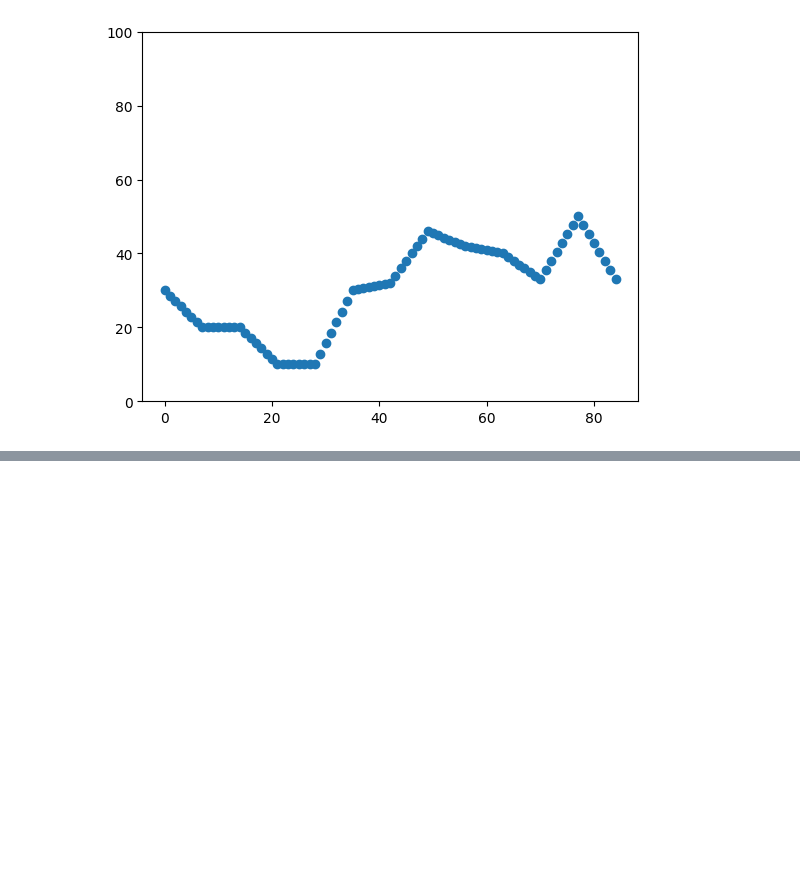
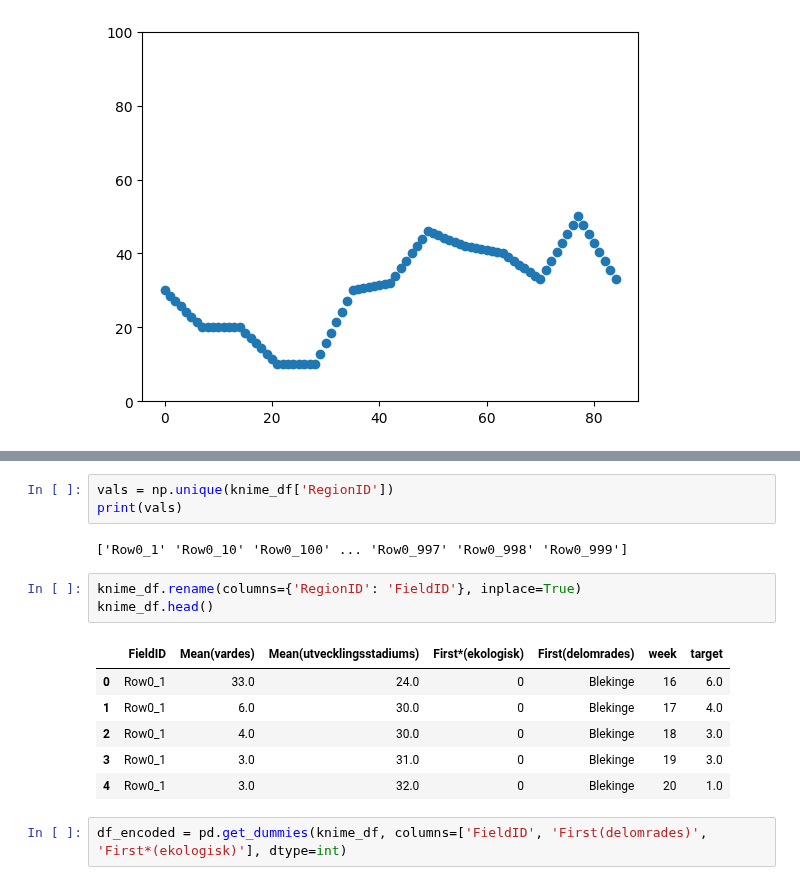
Before and after one commit to mosmar99/Pest-Outbrakes, a Jupyter notebook: eda.ipynb, the cells around one changed output, grey strips where cells are left out. Saved outputs shown, nothing was run; the diff lists cells and outputs as text; blank space fills up the shorter version.

```diff
--- a/eda.ipynb
+++ b/eda.ipynb
@@ -133,0 +168,17 @@ plt.show()
+# %%
+vals = np.unique(knime_df['RegionID'])
+print(vals)
+# %% [output]
+['Row0_1' 'Row0_10' 'Row0_100' ... 'Row0_997' 'Row0_998' 'Row0_999']
+# %%
+knime_df.rename(columns={'RegionID': 'FieldID'}, inplace=True)
+knime_df.head()
+# %% [output]
+|  | FieldID | Mean(vardes) | Mean(utvecklingsstadiums) | First*(ekologisk) | First(delomrades) | week | target |
+| 0 | Row0_1 | 33.0 | 24.0 | 0 | Blekinge | 16 | 6.0 |
+| 1 | Row0_1 | 6.0 | 30.0 | 0 | Blekinge | 17 | 4.0 |
+| 2 | Row0_1 | 4.0 | 30.0 | 0 | Blekinge | 18 | 3.0 |
+| 3 | Row0_1 | 3.0 | 31.0 | 0 | Blekinge | 19 | 3.0 |
+| 4 | Row0_1 | 3.0 | 32.0 | 0 | Blekinge | 20 | 1.0 |
+# %%
+df_encoded = pd.get_dummies(knime_df, columns=['FieldID', 'First(delomrades)', 'First*(ekologisk)'], dtype=int)
```
Also changed, not shown: parts of 9 cells of this notebook.
